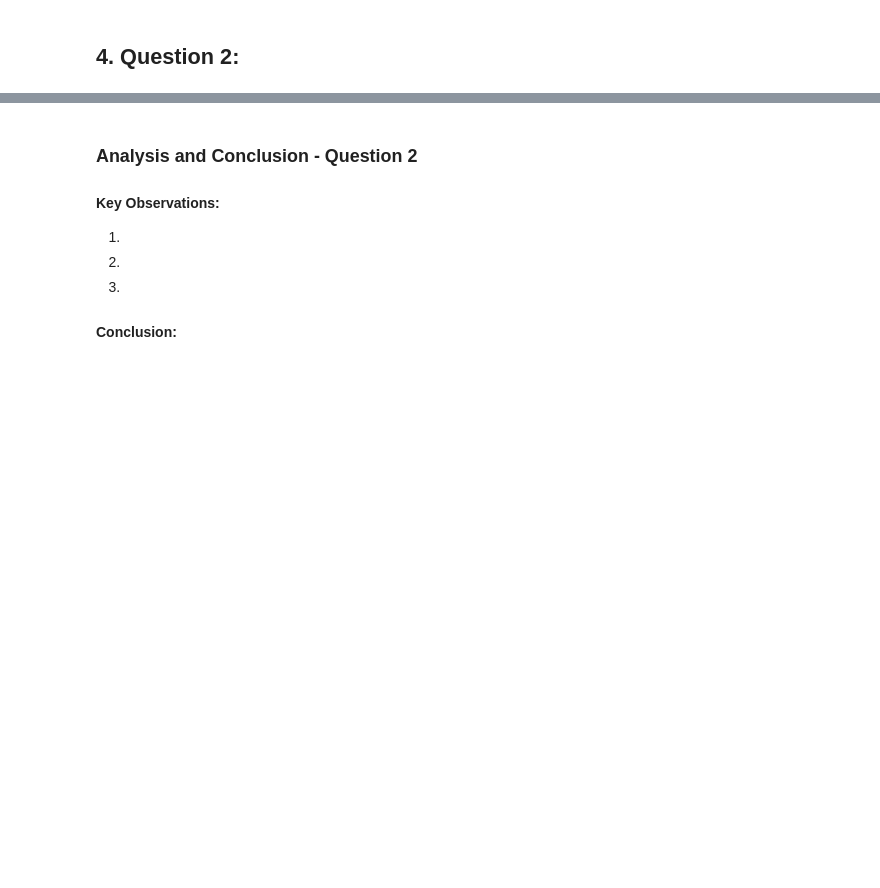
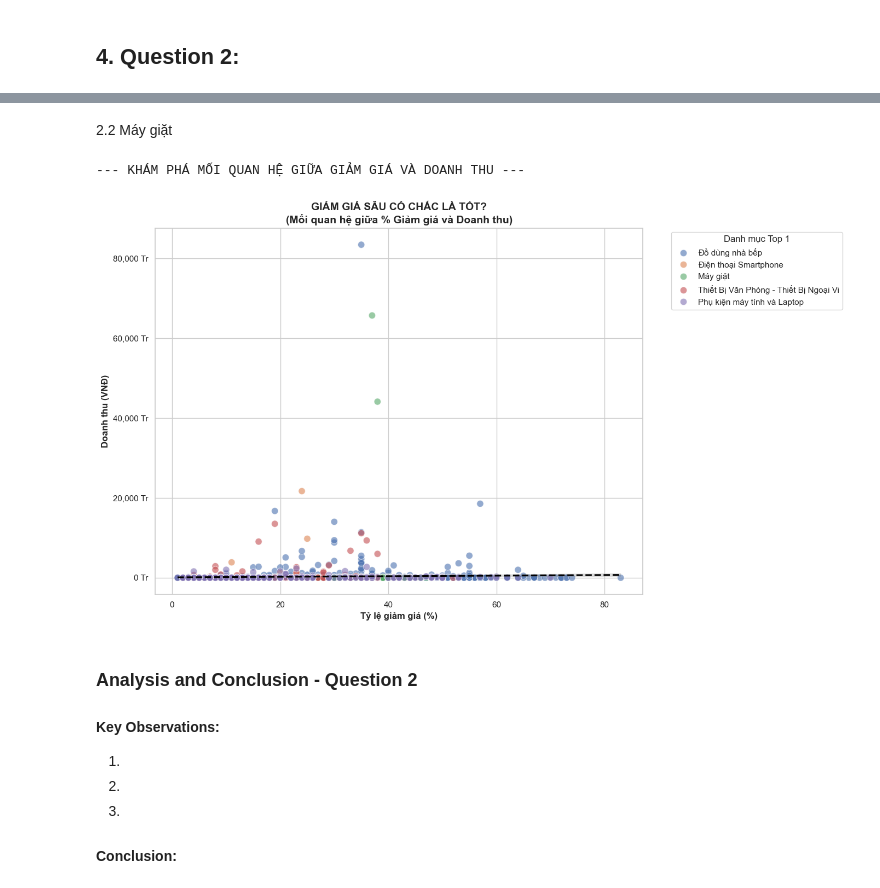
Before and after one commit to phuongth05/DV_LAB01, a Jupyter notebook: groups/phuong.ipynb, the cells around one changed output, grey strips where cells are left out. Saved outputs shown, nothing was run; the diff lists cells and outputs as text; code cells hidden in the pictures; blank space fills up the shorter version.

```diff
--- a/groups/phuong.ipynb
+++ b/groups/phuong.ipynb
@@ -275,3 +603,49 @@ plt.show()
+# %% [markdown]
+2.2 Máy giặt
+# %%
+# --- CODE CHO TO-DO 2.2 ---
+print("--- KHÁM PHÁ MỐI QUAN HỆ GIỮA GIẢM GIÁ VÀ DOANH THU ---\n")
+
+import matplotlib.pyplot as plt
+import seaborn as sns
+
+plt.figure(figsize=(14, 8))
+
+# Vẽ biểu đồ Scatter (Phân tán) để xem giảm giá bao nhiêu thì bán được nhiều tiền nhất
+# Dùng hue để tách màu theo từng Danh mục
+sns.scatterplot(
+    data=df_top_products[df_top_products['discount_percent'] > 0], # Bỏ qua các SP không giảm giá để nhìn rõ
+    x='discount_percent',
+    y='revenue',
+    hue='L2_ancestor',
+    alpha=0.6,
+    s=80 # Kích thước chấm
+)
+
+# Thêm đường xu hướng (Trendline) mờ mờ cho toàn bộ dữ liệu
+sns.regplot(
+    data=df_top_products[df_top_products['discount_percent'] > 0],
+    x='discount_percent',
+    y='revenue',
+    scatter=False,
+    color='black',
+    line_kws={"linestyle": "--"}
+)
+
+plt.title('GIẢM GIÁ SÂU CÓ CHẮC LÀ TỐT?\n(Mối quan hệ giữa % Giảm giá và Doanh thu)', fontsize=14, fontweight='bold')
+plt.xlabel('Tỷ lệ giảm giá (%)', fontweight='bold')
+plt.ylabel('Doanh thu (VNĐ)', fontweight='bold')
+
+# Format trục Y về đơn vị Triệu
+from matplotlib.ticker import FuncFormatter
+plt.gca().yaxis.set_major_formatter(FuncFormatter(lambda y, _: f'{y/1_000_000:,.0f} Tr'))
+
+plt.legend(title='Danh mục Top 1', bbox_to_anchor=(1.05, 1), loc='upper left')
+plt.tight_layout()
+plt.show()
+# %% [output]
+--- KHÁM PHÁ MỐI QUAN HỆ GIỮA GIẢM GIÁ VÀ DOANH THU ---
+[figure, added]
 # %% [markdown]
 ### Analysis and Conclusion - Question 2
 
```
Also changed, not shown: parts of 14 cells of this notebook.
